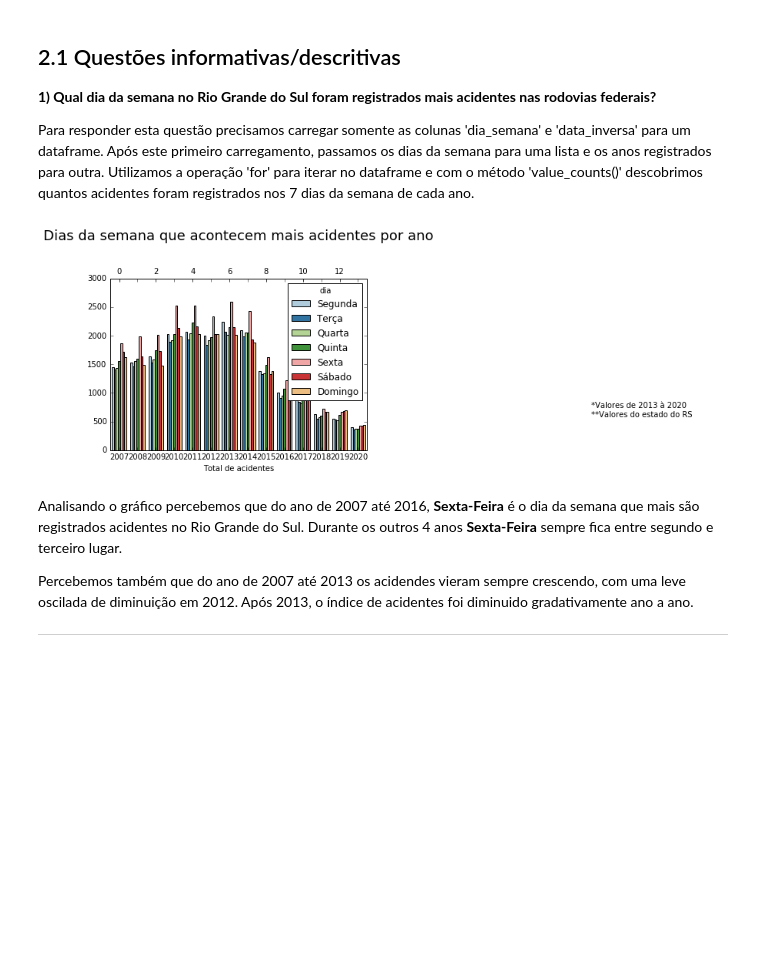
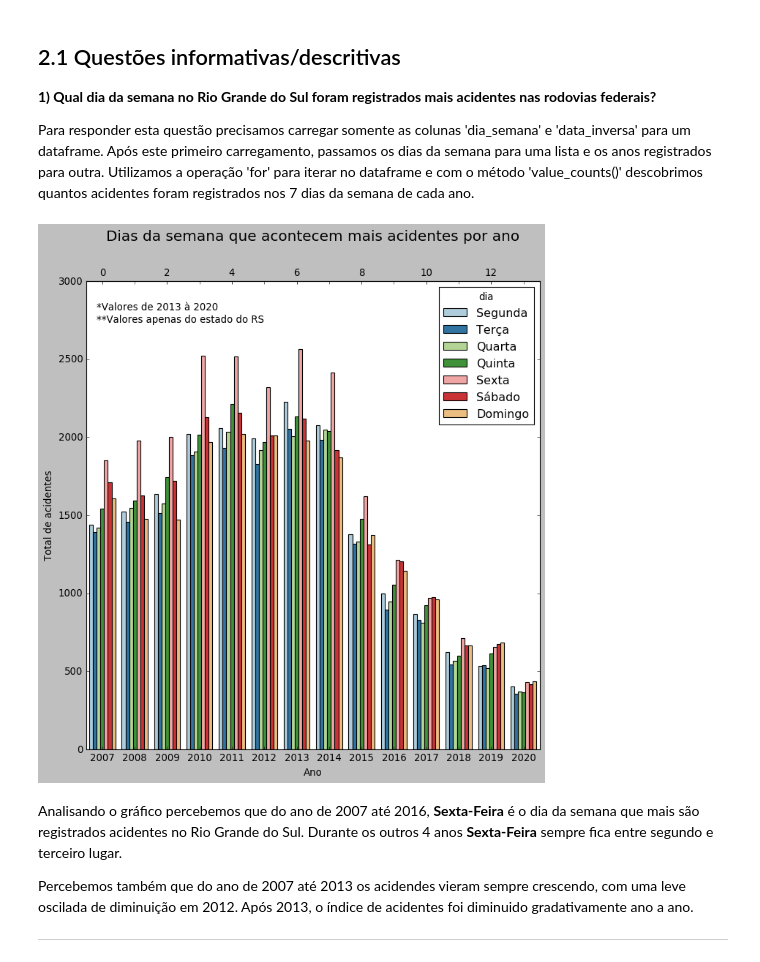
Before and after one commit to XQDLteam/brazil_highway_accidents, a Jupyter notebook: acidentes_br.ipynb, the cells around one changed output. Drawn from its saved outputs; the diff is of its cells as text; code cells hidden in the pictures; blank space fills up the shorter version.

Commit message:
atualização
Fiz alguns pequenos ajustes para melhorar as visualizações do gráficos e fiz mais 1 ou 2 questões, olha as últimas questões para ver o que podemos fazer

```diff
--- a/acidentes_br.ipynb
+++ b/acidentes_br.ipynb
@@ -229,28 +265,28 @@ Utilizamos a operação 'for' para iterar no dataframe e com o método 'value_co
 # %%
 df = pd.DataFrame(df_ocorrencias[['dia_semana','data_inversa']])
 df['data_inversa']= pd.to_datetime(df['data_inversa']).dt.year
 
 listaDiasUnicos= df['dia_semana'].unique()
 listaAnosUnicos= df['data_inversa'].unique()
 listaQuant= []
 
 for dia in listaDiasUnicos:
     for ano in listaAnosUnicos:
         listaQuant.append([dia, ano, df['dia_semana'][(df['dia_semana'] == dia) & (df['data_inversa'] == ano)].value_counts()[0]])
 
 df1= pd.DataFrame(listaQuant, columns=['dia','ano','quantidade_acidentes'])
 
 ax = sns.barplot(y="quantidade_acidentes", x='ano', hue='dia', data=df1, palette='Paired');
 ax.set_title('Dias da semana que acontecem mais acidentes por ano', fontsize=18, pad=50);
-ax.set_ylabel('')
-ax.set_xlabel('Total de acidentes')
+ax.set_ylabel('Total de acidentes')
+ax.set_xlabel('Ano')
 ax.secondary_xaxis('top');
-ax.annotate('*Valores de 2013 à 2020\n**Valores do estado do RS', xy=(720, 80), xycoords='figure pixels');
+ax.annotate('*Valores de 2013 à 2020\n**Valores apenas do estado do RS', xy=(80, 630), xycoords='figure pixels');
 
 #print(f"Somatório do registro de acidentes de cada dia da semana:\n{df_ocorrencias['dia_semana'].value_counts()}")
 #print(f"\nSomatório do registro de acidentes de cada ano:\n{df['data_inversa'].value_counts()}")
 # %% [output]
-[figure, old version]
+[figure, new version]
 # %% [markdown]
 Analisando o gráfico percebemos que do ano de 2007 até 2016, **Sexta-Feira** é o dia da semana que mais são registrados acidentes no Rio Grande do Sul. Durante os outros 4 anos **Sexta-Feira** sempre fica entre segundo e terceiro lugar.
 
```
Also changed, not shown: parts of 24 cells of this notebook.
